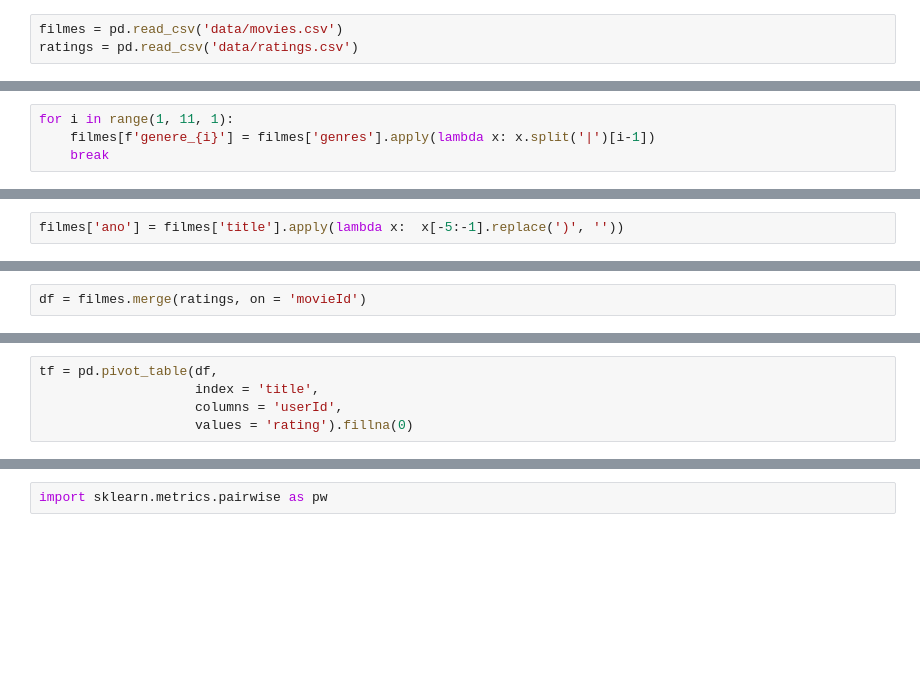
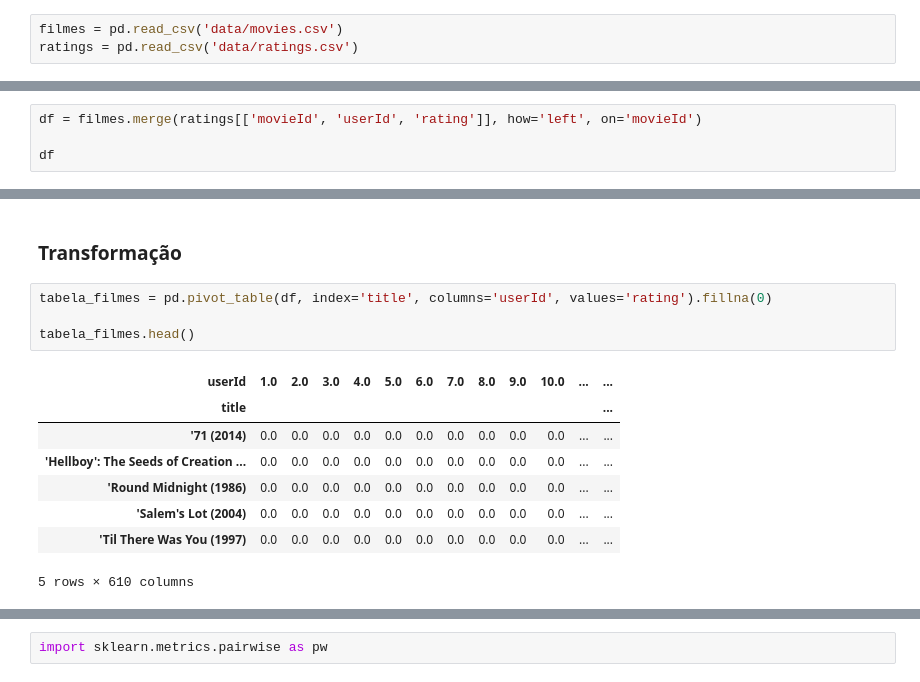
Before and after one commit to Vinigirao/projeto_aplicado_3, a Jupyter notebook: eda.ipynb, the cells around one changed output, grey strips where cells are left out. Drawn from its saved outputs; the diff is of its cells as text; blank space fills up the shorter version.

```diff
--- a/eda.ipynb
+++ b/eda.ipynb
@@ -35,4 +21,0 @@ print(len(filmes['title'].unique()))
-# %%
-for i in range(1, 11, 1):
-    filmes[f'genere_{i}'] = filmes['genres'].apply(lambda x: x.split('|')[i-1])
-    break
@@ -79,2 +21,0 @@ top
-# %%
-filmes['ano'] = filmes['title'].apply(lambda x:  x[-5:-1].replace(')', ''))
@@ -100,2 +82,4 @@ pd.merge(top, filmes, on = 'movieId')[['title', 'rating', 'n_avaliações']]
 # %%
-df = filmes.merge(ratings, on = 'movieId')
+df = filmes.merge(ratings[['movieId', 'userId', 'rating']], how='left', on='movieId')
+
+df
@@ -102,5 +109,15 @@ df = filmes.merge(ratings, on = 'movieId')
+# %% [markdown]
+### Transformação
 # %%
-tf = pd.pivot_table(df,
-                    index = 'title',
-                    columns = 'userId',
-                    values = 'rating').fillna(0)
+tabela_filmes = pd.pivot_table(df, index='title', columns='userId', values='rating').fillna(0)
+
+tabela_filmes.head()
+# %% [output]
+| userId | 1.0 | 2.0 | 3.0 | 4.0 | 5.0 | 6.0 | 7.0 | 8.0 | 9.0 | 10.0 | ... | ... |
+| title |  |  |  |  |  |  |  |  |  |  |  | ... |
+| '71 (2014) | 0.0 | 0.0 | 0.0 | 0.0 | 0.0 | 0.0 | 0.0 | 0.0 | 0.0 | 0.0 | ... | ... |
+| 'Hellboy': The Seeds of Creation ... | 0.0 | 0.0 | 0.0 | 0.0 | 0.0 | 0.0 | 0.0 | 0.0 | 0.0 | 0.0 | ... | ... |
+| 'Round Midnight (1986) | 0.0 | 0.0 | 0.0 | 0.0 | 0.0 | 0.0 | 0.0 | 0.0 | 0.0 | 0.0 | ... | ... |
+| 'Salem's Lot (2004) | 0.0 | 0.0 | 0.0 | 0.0 | 0.0 | 0.0 | 0.0 | 0.0 | 0.0 | 0.0 | ... | ... |
+| 'Til There Was You (1997) | 0.0 | 0.0 | 0.0 | 0.0 | 0.0 | 0.0 | 0.0 | 0.0 | 0.0 | 0.0 | ... | ... |
+5 rows × 610 columns
```
Also changed, not shown: parts of 49 cells of this notebook.
